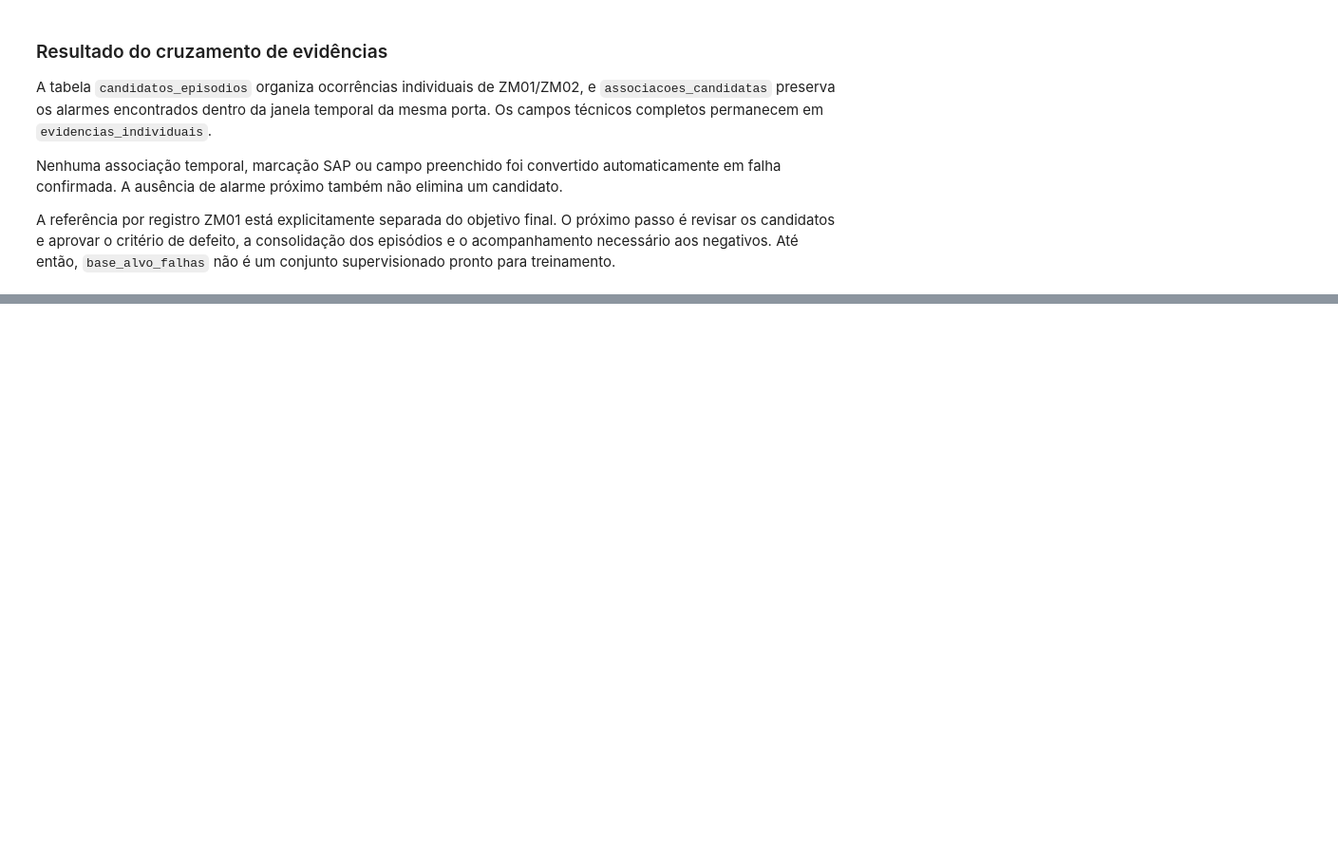
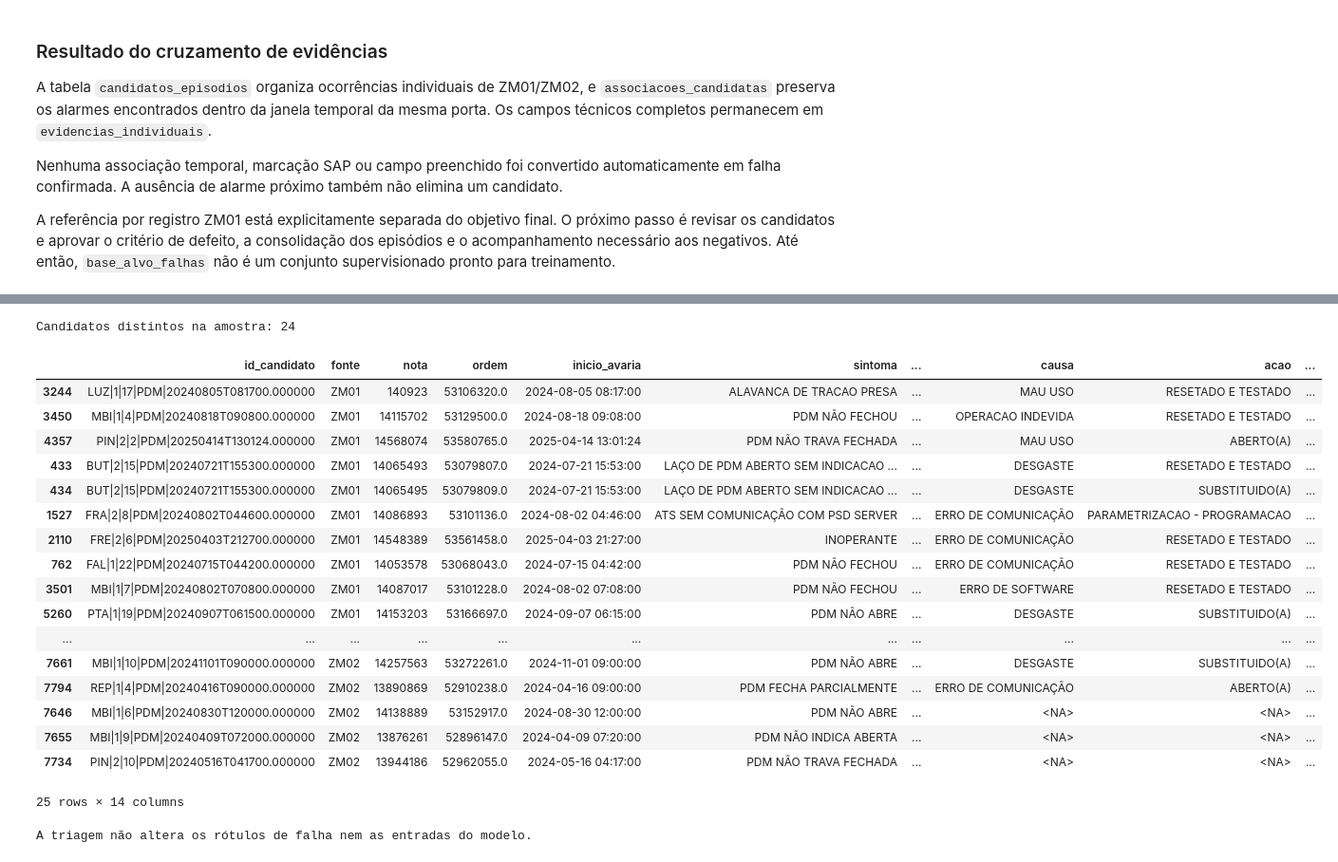
Before and after one commit to joaocardosodias/Lumem, a Jupyter notebook: models/modelo-rnn-1/01-criacao-tabela-mestra.ipynb, the cells around one changed output, grey strips where cells are left out. Shown at 95% size. Drawn from its saved outputs; the diff is of its cells as text; code cells hidden in the pictures; blank space fills up the shorter version.

```diff
--- a/models/modelo-rnn-1/01-criacao-tabela-mestra.ipynb
+++ b/models/modelo-rnn-1/01-criacao-tabela-mestra.ipynb
@@ -3559,0 +3684,56 @@ A referência por registro ZM01 está explicitamente separada do objetivo final.
+# %%
+triagem_treino = triagem_registros.loc[
+    triagem_registros["inicio_avaria"] + pd.Timedelta(hours=HORAS_DEPOIS_AVARIA)
+    < INICIO_VALIDACAO
+].copy()
+
+candidatos_amostra = triagem_treino[
+    ["fonte", "categoria_triagem", "id_candidato"]
+].drop_duplicates()
+candidatos_amostra = (
+    candidatos_amostra.sample(frac=1, random_state=42)
+    .groupby(["fonte", "categoria_triagem"], sort=False)
+    .head(3)
+)
+amostra_revisao_criterios = triagem_treino.loc[
+    triagem_treino["id_candidato"].isin(candidatos_amostra["id_candidato"]),
+    [
+        "id_candidato", "fonte", "nota", "ordem", "inicio_avaria",
+        "sintoma", "objeto", "defeito", "causa", "acao",
+        "categoria_triagem", "motivo_triagem",
+        "qtd_alarmes_antes", "qtd_alarmes_depois",
+    ],
+].sort_values(["fonte", "categoria_triagem", "id_candidato"])
+
+assert (
+    amostra_revisao_criterios["inicio_avaria"]
+    + pd.Timedelta(hours=HORAS_DEPOIS_AVARIA) < INICIO_VALIDACAO
+).all()
+assert set(amostra_revisao_criterios["fonte"]) == {"ZM01", "ZM02"}
+
+print("Candidatos distintos na amostra:", amostra_revisao_criterios["id_candidato"].nunique())
+with pd.option_context("display.max_rows", 100, "display.max_colwidth", 80):
+    display(amostra_revisao_criterios)
+
+print("A triagem não altera os rótulos de falha nem as entradas do modelo.")
+# %% [output]
+Candidatos distintos na amostra: 24
+|  | id_candidato | fonte | nota | ordem | inicio_avaria | sintoma | ... | causa | acao | ... |
+| 3244 | LUZ|1|17|PDM|20240805T081700.000000 | ZM01 | 140923 | 53106320.0 | 2024-08-05 08:17:00 | ALAVANCA DE TRACAO PRESA | ... | MAU USO | RESETADO E TESTADO | ... |
+| 3450 | MBI|1|4|PDM|20240818T090800.000000 | ZM01 | 14115702 | 53129500.0 | 2024-08-18 09:08:00 | PDM NÃO FECHOU | ... | OPERACAO INDEVIDA | RESETADO E TESTADO | ... |
+| 4357 | PIN|2|2|PDM|20250414T130124.000000 | ZM01 | 14568074 | 53580765.0 | 2025-04-14 13:01:24 | PDM NÃO TRAVA FECHADA | ... | MAU USO | ABERTO(A) | ... |
+| 433 | BUT|2|15|PDM|20240721T155300.000000 | ZM01 | 14065493 | 53079807.0 | 2024-07-21 15:53:00 | LAÇO DE PDM ABERTO SEM INDICACAO ... | ... | DESGASTE | RESETADO E TESTADO | ... |
+| 434 | BUT|2|15|PDM|20240721T155300.000000 | ZM01 | 14065495 | 53079809.0 | 2024-07-21 15:53:00 | LAÇO DE PDM ABERTO SEM INDICACAO ... | ... | DESGASTE | SUBSTITUIDO(A) | ... |
+| 1527 | FRA|2|8|PDM|20240802T044600.000000 | ZM01 | 14086893 | 53101136.0 | 2024-08-02 04:46:00 | ATS SEM COMUNICAÇÃO COM PSD SERVER | ... | ERRO DE COMUNICAÇÃO | PARAMETRIZACAO - PROGRAMACAO | ... |
+| 2110 | FRE|2|6|PDM|20250403T212700.000000 | ZM01 | 14548389 | 53561458.0 | 2025-04-03 21:27:00 | INOPERANTE | ... | ERRO DE COMUNICAÇÃO | RESETADO E TESTADO | ... |
+| 762 | FAL|1|22|PDM|20240715T044200.000000 | ZM01 | 14053578 | 53068043.0 | 2024-07-15 04:42:00 | PDM NÃO FECHOU | ... | ERRO DE COMUNICAÇÃO | RESETADO E TESTADO | ... |
+| 3501 | MBI|1|7|PDM|20240802T070800.000000 | ZM01 | 14087017 | 53101228.0 | 2024-08-02 07:08:00 | PDM NÃO FECHOU | ... | ERRO DE SOFTWARE | RESETADO E TESTADO | ... |
+| 5260 | PTA|1|19|PDM|20240907T061500.000000 | ZM01 | 14153203 | 53166697.0 | 2024-09-07 06:15:00 | PDM NÃO ABRE | ... | DESGASTE | SUBSTITUIDO(A) | ... |
+| ... | ... | ... | ... | ... | ... | ... | ... | ... | ... | ... |
+| 7661 | MBI|1|10|PDM|20241101T090000.000000 | ZM02 | 14257563 | 53272261.0 | 2024-11-01 09:00:00 | PDM NÃO ABRE | ... | DESGASTE | SUBSTITUIDO(A) | ... |
+| 7794 | REP|1|4|PDM|20240416T090000.000000 | ZM02 | 13890869 | 52910238.0 | 2024-04-16 09:00:00 | PDM FECHA PARCIALMENTE | ... | ERRO DE COMUNICAÇÃO | ABERTO(A) | ... |
+| 7646 | MBI|1|6|PDM|20240830T120000.000000 | ZM02 | 14138889 | 53152917.0 | 2024-08-30 12:00:00 | PDM NÃO ABRE | ... | <NA> | <NA> | ... |
+| 7655 | MBI|1|9|PDM|20240409T072000.000000 | ZM02 | 13876261 | 52896147.0 | 2024-04-09 07:20:00 | PDM NÃO INDICA ABERTA | ... | <NA> | <NA> | ... |
+| 7734 | PIN|2|10|PDM|20240516T041700.000000 | ZM02 | 13944186 | 52962055.0 | 2024-05-16 04:17:00 | PDM NÃO TRAVA FECHADA | ... | <NA> | <NA> | ... |
+25 rows × 14 columns
+A triagem não altera os rótulos de falha nem as entradas do modelo.
```
Also changed, not shown: parts of 6 cells of this notebook.
